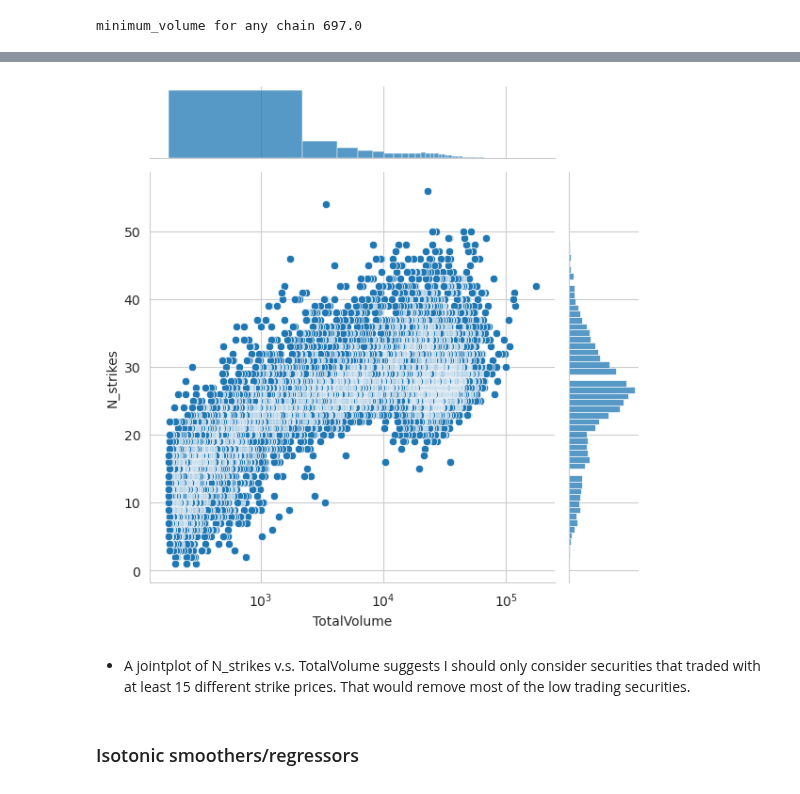
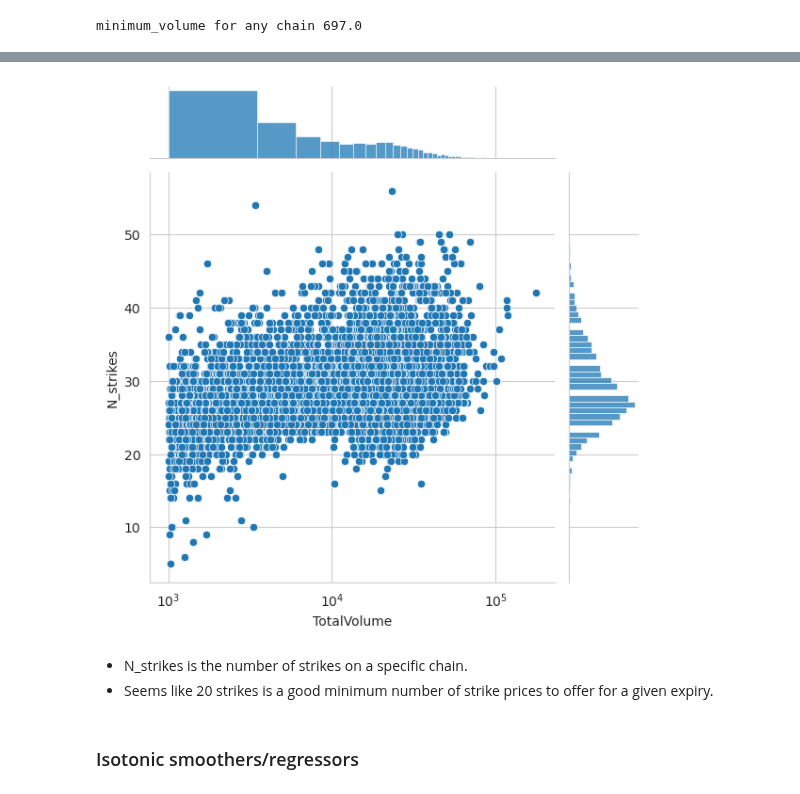
Before and after one commit to FlyingCurryMonster/JPY-equities, a Jupyter notebook: implied-probability-distributions.ipynb, the cells around one changed output, grey strips where cells are left out. Saved outputs shown, nothing was run; the diff lists cells and outputs as text; code cells hidden in the pictures.

Commit message:
organized plots

```diff
--- a/implied-probability-distributions.ipynb
+++ b/implied-probability-distributions.ipynb
@@ -213,7 +214,7 @@ chain_list.sort_values(by = 'VolumeRank', inplace = True)
 
 # use a hard cutoff instead of quantile in case the code is ran twice
 chain_volume_cutoff_byQuantile = chain_list.TotalVolume.quantile(0.25)
-chain_volume_cutoff = 700
+chain_volume_cutoff = 1000
 print('minimum_volume for any chain', chain_volume_cutoff_byQuantile)
 liquid_chains = chain_list[chain_list['TotalVolume']>chain_volume_cutoff].sort_index().index
 liquid_chains
@@ -257,11 +248,14 @@ j=sns.scatterplot(df, x='StrikePrice', y = 'WholeDayVolume', hue='Putcall', pale
 # %%
 # fig, ax = plt.subplots(1, 2, figsize = (6.4*2, 4.8))
 
 # sns.histplot(chain_list.N_strikes, ax=ax[0])
-g=sns.jointplot(chain_list,y='N_strikes', x='TotalVolume')
+# g=sns.jointplot(chain_list,y='N_strikes', x='TotalVolume')
+g=sns.jointplot(chain_list.loc[liquid_chains],y='N_strikes', x='TotalVolume')
 g.ax_joint.set_xscale('log')
 # %% [output]
-[figure, old version]
+[figure, new version]
 # %% [markdown]
-* A jointplot  of N_strikes v.s. TotalVolume suggests I should only consider securities that traded with at least 15 different strike prices. That would remove most of the low trading securities.
+* N_strikes is the number of strikes on a specific chain.
+* Seems like 20 strikes is a good minimum number of strike prices to offer for a given expiry.
+<!-- * A jointplot of N_strikes v.s. TotalVolume suggests I should only consider securities that traded with at least 15 different strike prices. That would remove most of the low trading securities. -->
 # %%
```
Also changed, not shown: parts of 13 cells of this notebook.
